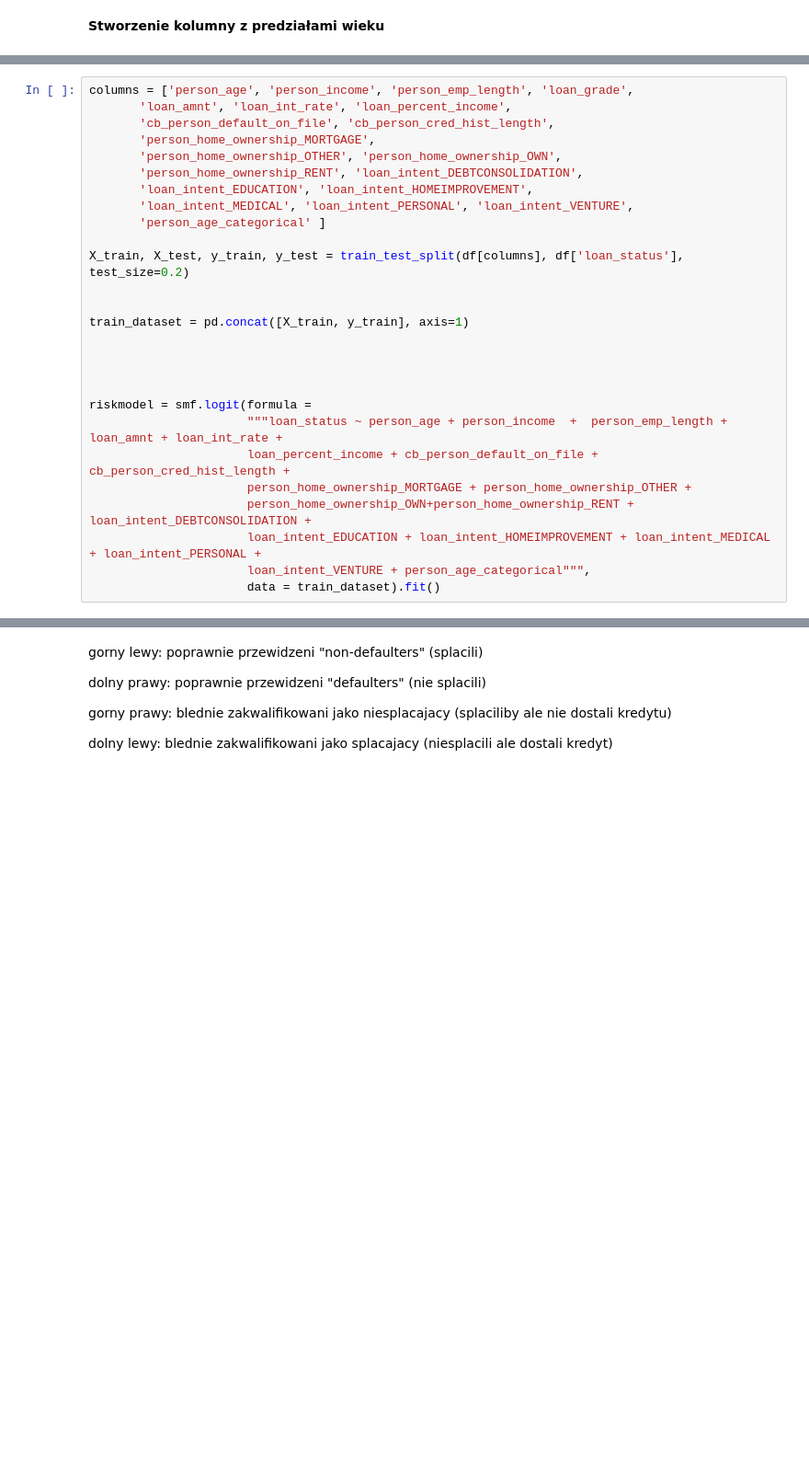
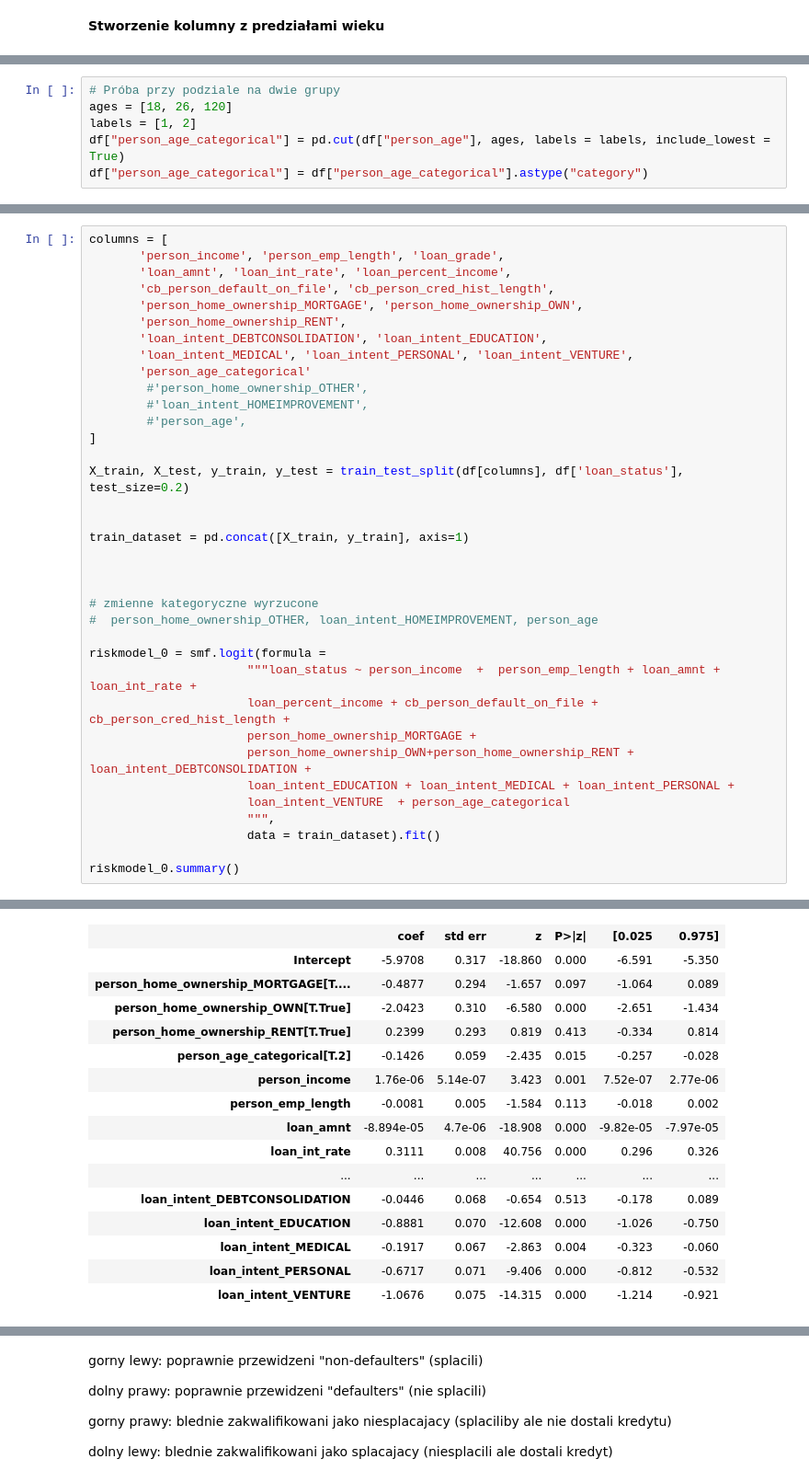
Before and after one commit to aleksyniemir/credit_risk_analysis, a Jupyter notebook: data_analysis.ipynb, the cells around one changed output, grey strips where cells are left out. Shown at 92% size. Saved outputs shown, nothing was run; the diff lists cells and outputs as text; blank space fills up the shorter version.

```diff
--- a/data_analysis.ipynb
+++ b/data_analysis.ipynb
@@ -342,0 +334,6 @@ Index(['person_age', 'person_income', 'person_emp_length', 'loan_grade',
+# %%
+# Próba przy podziale na dwie grupy
+ages = [18, 26, 120]
+labels = [1, 2]
+df["person_age_categorical"] = pd.cut(df["person_age"], ages, labels = labels, include_lowest = True)
+df["person_age_categorical"] = df["person_age_categorical"].astype("category")
@@ -343,13 +358,17 @@ Index(['person_age', 'person_income', 'person_emp_length', 'loan_grade',
 # %%
-columns = ['person_age', 'person_income', 'person_emp_length', 'loan_grade',
+columns = [
+       'person_income', 'person_emp_length', 'loan_grade',
        'loan_amnt', 'loan_int_rate', 'loan_percent_income',
        'cb_person_default_on_file', 'cb_person_cred_hist_length',
-       'person_home_ownership_MORTGAGE',
-       'person_home_ownership_OTHER', 'person_home_ownership_OWN',
-       'person_home_ownership_RENT', 'loan_intent_DEBTCONSOLIDATION',
-       'loan_intent_EDUCATION', 'loan_intent_HOMEIMPROVEMENT',
+       'person_home_ownership_MORTGAGE', 'person_home_ownership_OWN',
+       'person_home_ownership_RENT',
+       'loan_intent_DEBTCONSOLIDATION', 'loan_intent_EDUCATION',
        'loan_intent_MEDICAL', 'loan_intent_PERSONAL', 'loan_intent_VENTURE',
-       'person_age_categorical' ]
+       'person_age_categorical'
+        #'person_home_ownership_OTHER',
+        #'loan_intent_HOMEIMPROVEMENT',
+        #'person_age',
+]
 
 X_train, X_test, y_train, y_test = train_test_split(df[columns], df['loan_status'], test_size=0.2)
 
@@ -358,13 +377,18 @@ train_dataset = pd.concat([X_train, y_train], axis=1)
 
 
 
+# zmienne kategoryczne wyrzucone
+#  person_home_ownership_OTHER, loan_intent_HOMEIMPROVEMENT, person_age
 
-riskmodel = smf.logit(formula =
-                      """loan_status ~ person_age + person_income  +  person_emp_length + loan_amnt + loan_int_rate +
+riskmodel_0 = smf.logit(formula =
+                      """loan_status ~ person_income  +  person_emp_length + loan_amnt + loan_int_rate +
                       loan_percent_income + cb_person_default_on_file + cb_person_cred_hist_length +
-                      person_home_ownership_MORTGAGE + person_home_ownership_OTHER +
+                      person_home_ownership_MORTGAGE +
                       person_home_ownership_OWN+person_home_ownership_RENT + loan_intent_DEBTCONSOLIDATION +
-                      loan_intent_EDUCATION + loan_intent_HOMEIMPROVEMENT + loan_intent_MEDICAL + loan_intent_PERSONAL +
-                      loan_intent_VENTURE + person_age_categorical""",
+                      loan_intent_EDUCATION + loan_intent_MEDICAL + loan_intent_PERSONAL +
+                      loan_intent_VENTURE  + person_age_categorical
+                      """,
                       data = train_dataset).fit()
+
+riskmodel_0.summary()
 # %% [output]
@@ -373,0 +406,16 @@ Warning: Maximum number of iterations has been exceeded.
+|  | coef | std err | z | P>|z| | [0.025 | 0.975] |
+| Intercept | -5.9708 | 0.317 | -18.860 | 0.000 | -6.591 | -5.350 |
+| person_home_ownership_MORTGAGE[T.... | -0.4877 | 0.294 | -1.657 | 0.097 | -1.064 | 0.089 |
+| person_home_ownership_OWN[T.True] | -2.0423 | 0.310 | -6.580 | 0.000 | -2.651 | -1.434 |
+| person_home_ownership_RENT[T.True] | 0.2399 | 0.293 | 0.819 | 0.413 | -0.334 | 0.814 |
+| person_age_categorical[T.2] | -0.1426 | 0.059 | -2.435 | 0.015 | -0.257 | -0.028 |
+| person_income | 1.76e-06 | 5.14e-07 | 3.423 | 0.001 | 7.52e-07 | 2.77e-06 |
+| person_emp_length | -0.0081 | 0.005 | -1.584 | 0.113 | -0.018 | 0.002 |
+| loan_amnt | -8.894e-05 | 4.7e-06 | -18.908 | 0.000 | -9.82e-05 | -7.97e-05 |
+| loan_int_rate | 0.3111 | 0.008 | 40.756 | 0.000 | 0.296 | 0.326 |
+| ... | ... | ... | ... | ... | ... | ... |
+| loan_intent_DEBTCONSOLIDATION | -0.0446 | 0.068 | -0.654 | 0.513 | -0.178 | 0.089 |
+| loan_intent_EDUCATION | -0.8881 | 0.070 | -12.608 | 0.000 | -1.026 | -0.750 |
+| loan_intent_MEDICAL | -0.1917 | 0.067 | -2.863 | 0.004 | -0.323 | -0.060 |
+| loan_intent_PERSONAL | -0.6717 | 0.071 | -9.406 | 0.000 | -0.812 | -0.532 |
+| loan_intent_VENTURE | -1.0676 | 0.075 | -14.315 | 0.000 | -1.214 | -0.921 |
```
Also changed, not shown: parts of 30 cells of this notebook.
